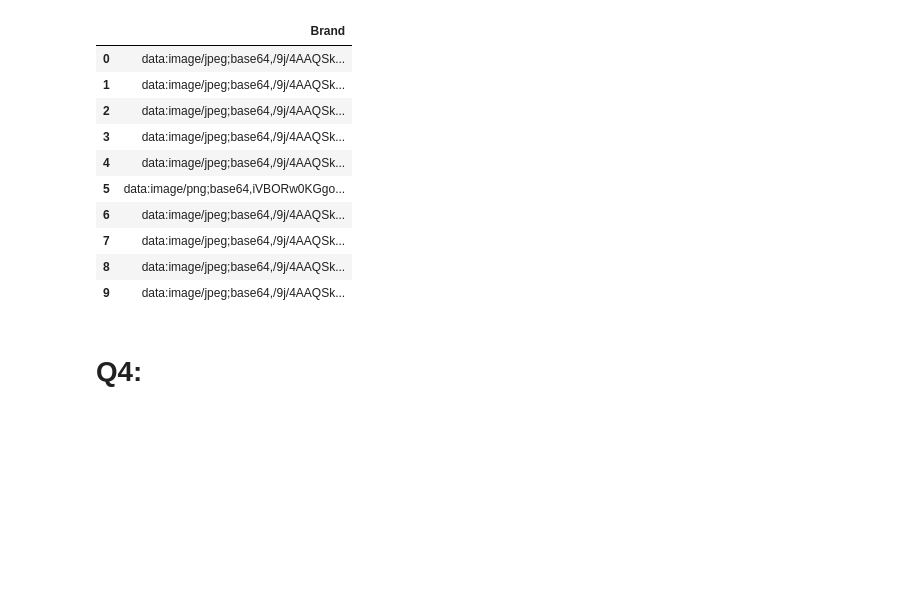
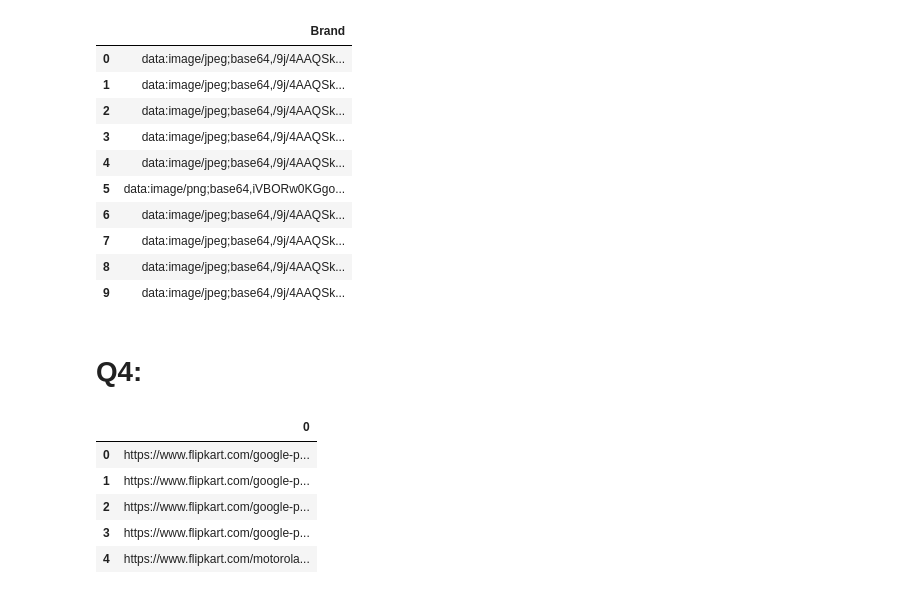
Before and after one commit to Puru2016/internship, a Jupyter notebook: WebScrapping-3/WebScraping3-tasks.ipynb, the cells around one changed output. Saved outputs shown, nothing was run; the diff lists cells and outputs as text; code cells hidden in the pictures; blank space fills up the shorter version.

```diff
--- a/WebScrapping-3/WebScraping3-tasks.ipynb
+++ b/WebScrapping-3/WebScraping3-tasks.ipynb
@@ -219,3 +232,50 @@ for i in range(10):
     urllib.request.urlretrieve(str(img_urls[i]),"/home/webepower/Downloads/DataTrained/sample_data/cakes{}.jpg".format(i))
 # %% [markdown]
 # Q4:
+# %%
+driver = webdriver.Chrome()
+driver.get("http://www.flipkart.com/")
+
+time.sleep(5)
+closepopup = driver.find_element(By.CLASS_NAME,"_30XB9F")
+closepopup.click()
+
+searchterms = driver.find_element(By.CLASS_NAME,"Pke_EE")
+searchterms.send_keys('pixel 4A')
+
+search = driver.find_element(By.CLASS_NAME,"_2iLD__")
+search.click()
+# %%
+#Smartphone name
+#Colour
+#RAM
+#Storage(ROM)
+#Primary Camera
+#Secondary Camera
+#Display Size
+#Price
+
+
+#Brand Name
+#Battery Capacity
+#Product URL
+
+product_urls =[]
+
+urls = driver.find_elements(By.XPATH,'//a[@class="_1fQZEK"]')
+
+for url in urls[0:5]:
+    #print(url.get_attribute("href"))
+    product_urls.append(url.get_attribute("href"))
+
+product_urls
+
+df = pd.DataFrame(product_urls)
+df
+# %% [output]
+|  | 0 |
+| 0 | https://www.flipkart.com/google-p... |
+| 1 | https://www.flipkart.com/google-p... |
+| 2 | https://www.flipkart.com/google-p... |
+| 3 | https://www.flipkart.com/google-p... |
+| 4 | https://www.flipkart.com/motorola... |
```
Also changed, not shown: parts of 13 cells of this notebook.
